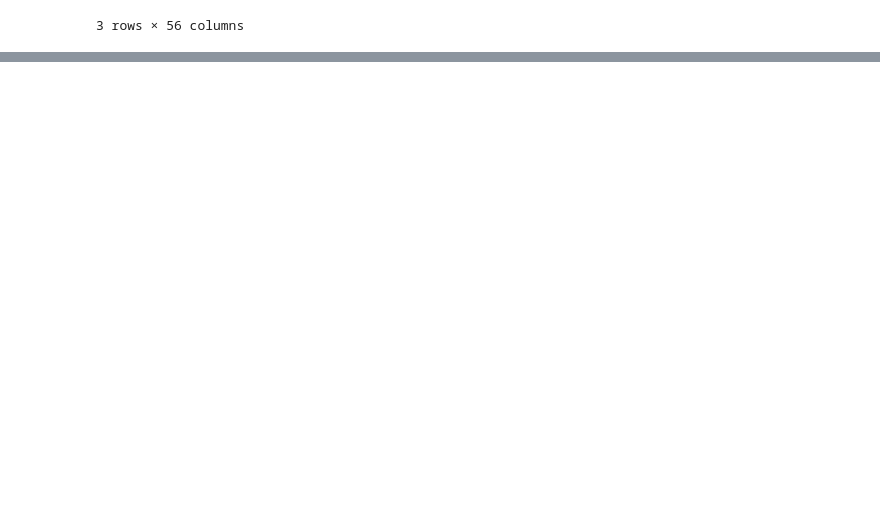
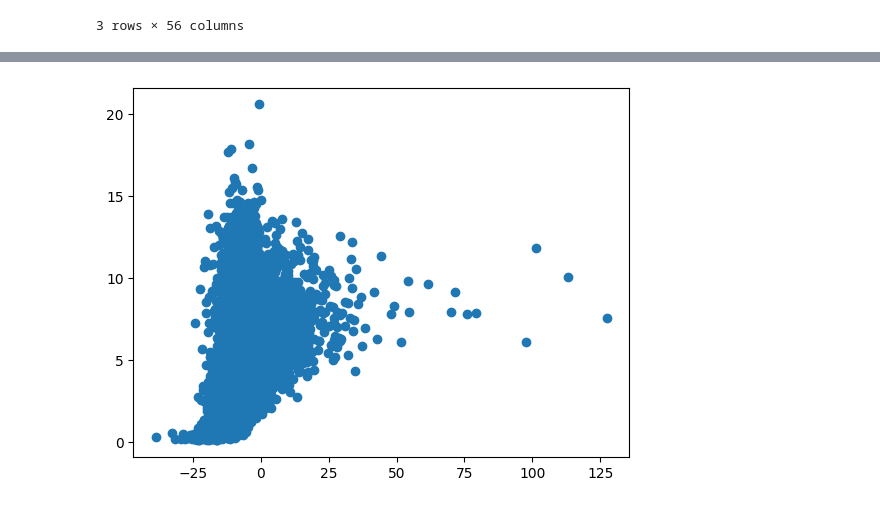
Before and after one commit to Hackefleisch/pdbbind_dock, a Jupyter notebook: h5_analysis.ipynb, the cells around one changed output, grey strips where cells are left out. Cells and saved outputs as stored; diff of their text form; code cells hidden in the pictures; blank space fills up the shorter version.

```diff
--- a/h5_analysis.ipynb
+++ b/h5_analysis.ipynb
@@ -166,0 +130,5 @@ print(crystal_rmsd.calculate(dock))
+# %%
+plt.scatter(ideltas[ideltas < 250], rmsds[ideltas < 250])
+plt.show()
+# %% [output]
+[figure, added]
```
Also changed, not shown: parts of 30 cells of this notebook, 2 other files.
